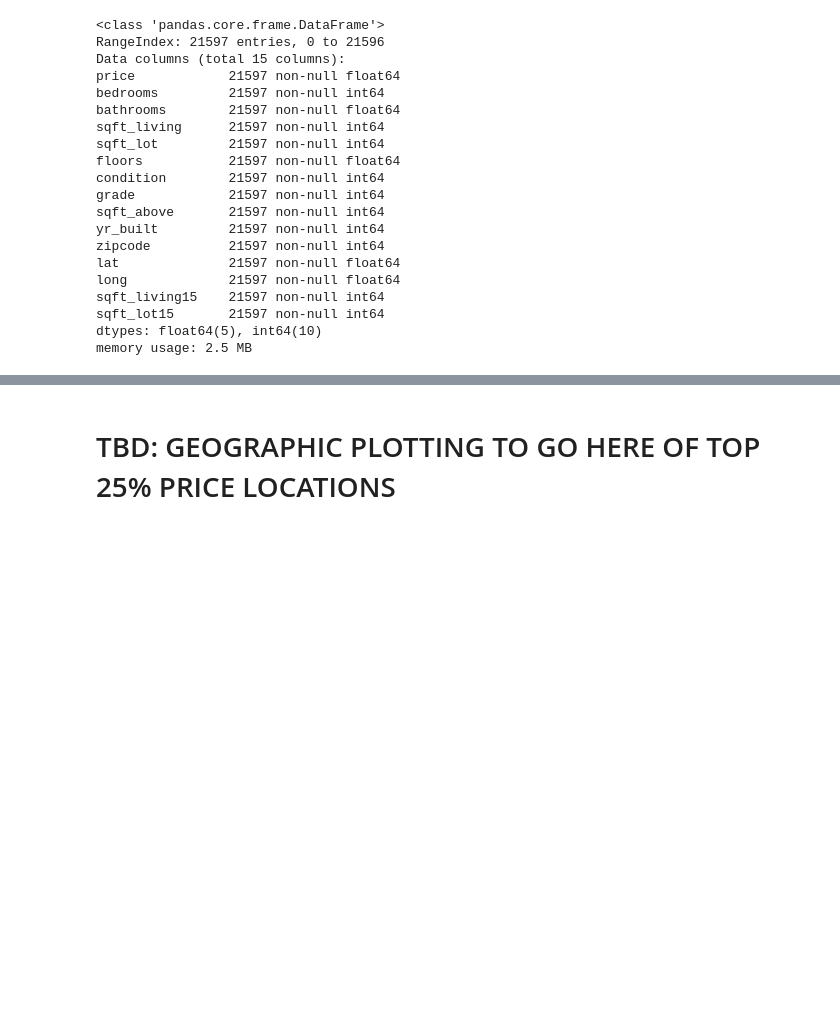
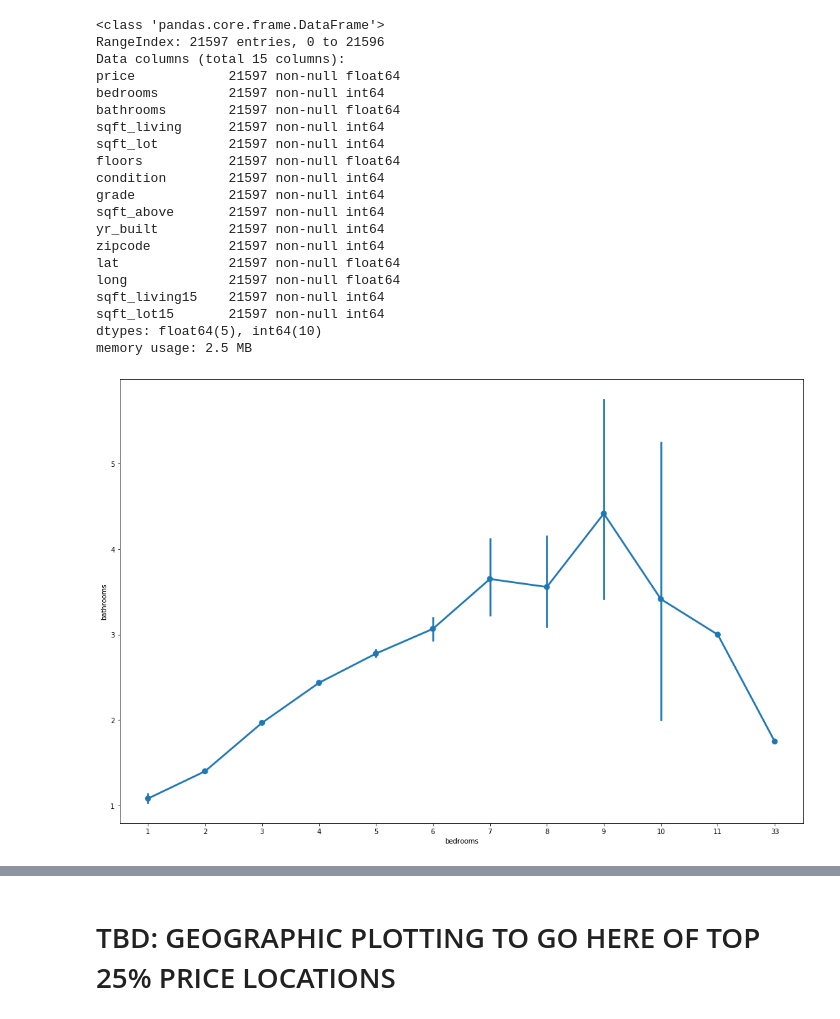
Before and after one commit to MichaelBurak/mrburakproj1, a Jupyter notebook: mrburakproj1.ipynb, the cells around one changed output, grey strips where cells are left out. Cells and saved outputs as stored; diff of their text form; code cells hidden in the pictures; blank space fills up the shorter version.

```diff
--- a/mrburakproj1.ipynb
+++ b/mrburakproj1.ipynb
@@ -302,3 +305,9 @@ sqft_living15    21597 non-null int64
 sqft_lot15       21597 non-null int64
 dtypes: float64(5), int64(10)
 memory usage: 2.5 MB
+# %%
+plt.figure(figsize=(18,12))
+sns.pointplot(x='bedrooms', y='bathrooms', data=df)
+plt.show()
+# %% [output]
+[figure, added]
```
Also changed, not shown: parts of 59 cells of this notebook.
